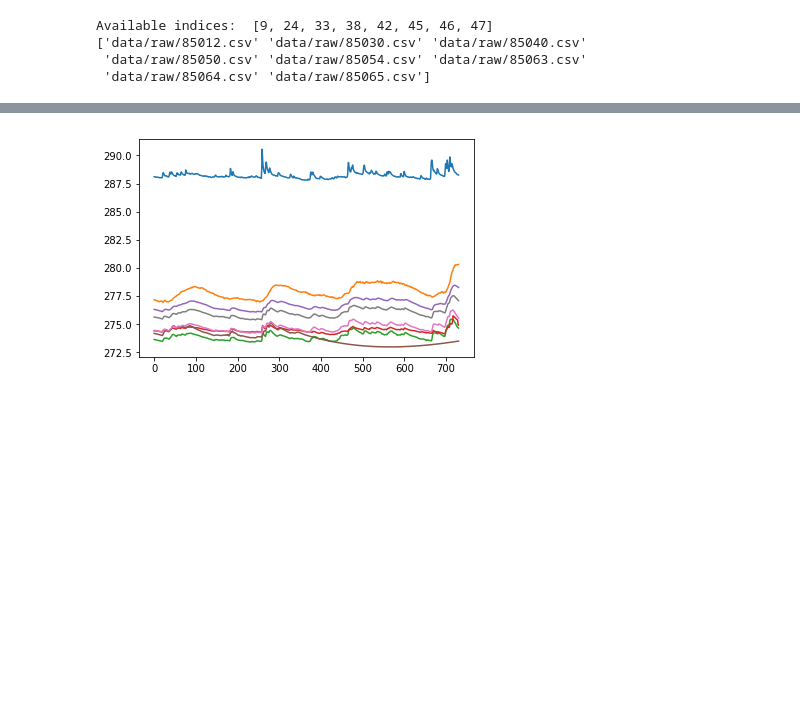
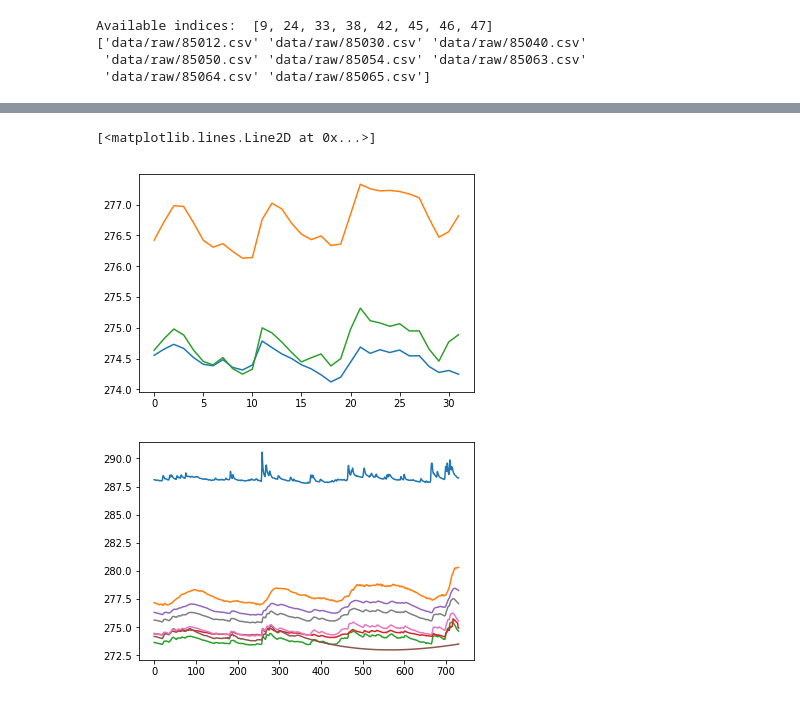
Before and after one commit to klemenkenda/w4c-groundwater, a Jupyter notebook: B1-learning.ipynb, the cells around one changed output, grey strips where cells are left out. Saved outputs shown, nothing was run; the diff lists cells and outputs as text; code cells hidden in the pictures; blank space fills up the shorter version.

Commit message:
Predict missing data

```diff
--- a/B1-learning.ipynb
+++ b/B1-learning.ipynb
@@ -58,3 +62,10 @@ for part in data:
+# %%
+plt.plot(data[3])
+plt.plot(data[4])
+plt.plot(data[5])
+# %% [output]
+[<matplotlib.lines.Line2D at 0x...>]
+[figure, added]
 # %%
 for part in data_spline:
     plt.plot(part)
```
Also changed, not shown: parts of 13 cells of this notebook, 4 other files.
